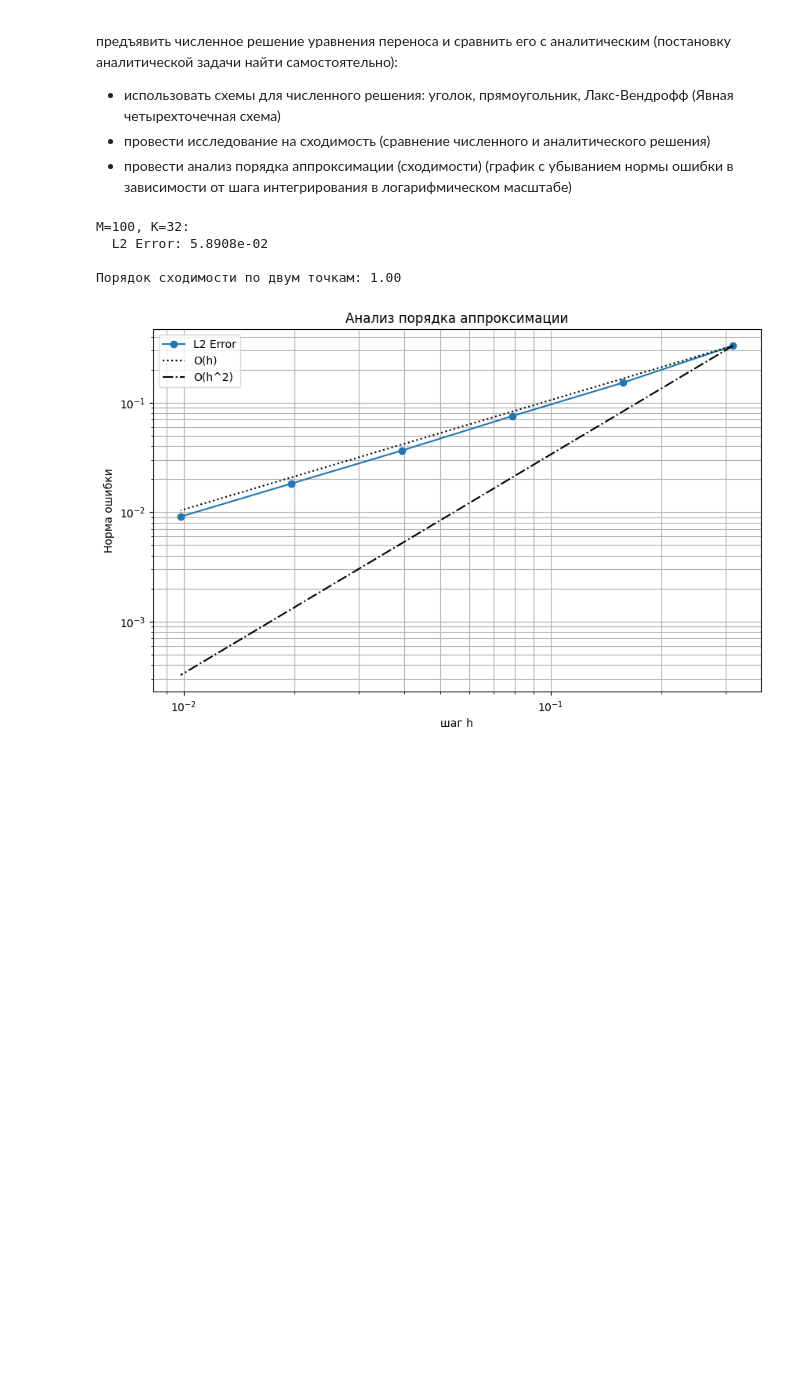
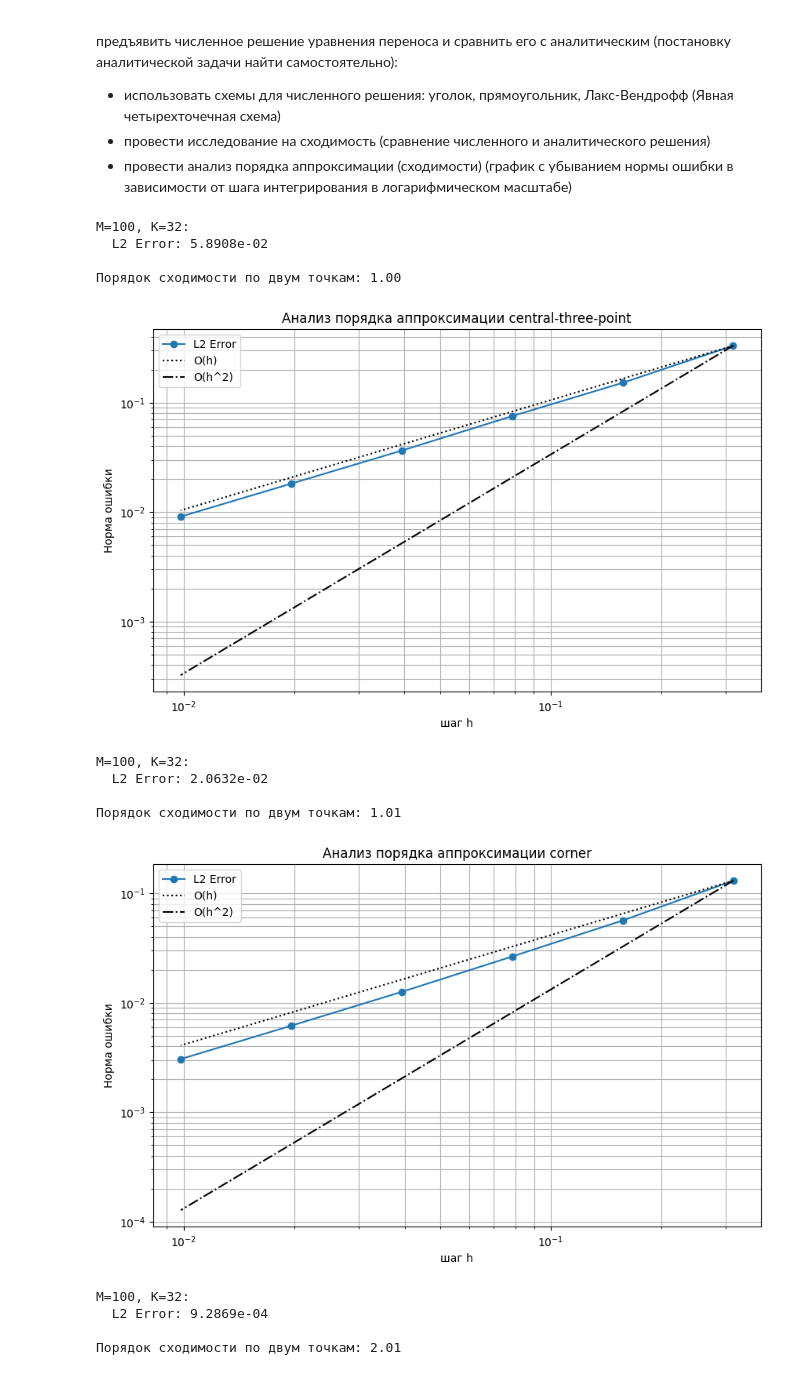
Before and after one commit to XelerT/comp_math, a Jupyter notebook: lab10/transport_eq.ipynb, the cells around one changed output. Drawn from its saved outputs; the diff is of its cells as text; code cells hidden in the pictures; blank space fills up the shorter version.

Commit message:
Added for shemes to transport eq

```diff
--- a/lab10/transport_eq.ipynb
+++ b/lab10/transport_eq.ipynb
@@ -66,7 +125,8 @@ def solve_transport_sequential(X: float, T: float, M: int, K: int, a: float,
 def mms_convergence_study(
     X: float, T: float, M: int, K: int, a: float,
     u_exact_func: Callable[[float, float], float],
-    solver_func: Callable = solve_transport_sequential
+    solver_func: Callable = solve_transport_sequential_schemes,
+    scheme: str = "central-three-point"
 ) -> tuple[float, float]:
     h = X / M
     tau = T / K
@@ -81,7 +141,7 @@ def mms_convergence_study(
     phi_mms_lambda = lambda x_val: u_exact_func(0, x_val)
     psi_mms_lambda = lambda t_val: u_exact_func(t_val, 0)
 
-    u_numerical = solver_func(X, T, M, K, a, phi_mms_lambda, psi_mms_lambda, f_mms_lambda)
+    u_numerical = solver_func(X, T, M, K, a, phi_mms_lambda, psi_mms_lambda, f_mms_lambda, scheme)
 
     u_exact_final_t = np.zeros(M + 1)
     for m_idx in range(M + 1):
@@ -101,7 +161,8 @@ def analyze_approximation_order_spatial(
     X: float, T: float, a: float,
     u_exact_func: Callable[[float, float], float],
     M_values: list[int],
-    solver_func: Callable = solve_transport_sequential,
+    solver_func: Callable = solve_transport_sequential_schemes,
+    scheme: str = "central-three-point" ,
     cfl_target: float = 0.5
 ):
     h_values = []
@@ -117,7 +178,7 @@ def analyze_approximation_order_spatial(
         tau = T / K_val
 
         h_values.append(h)
-        l2_err= mms_convergence_study(X, T, M_val, K_val, a, u_exact_func, solver_func)
+        l2_err= mms_convergence_study(X, T, M_val, K_val, a, u_exact_func, solver_func, scheme)
         l2_errors.append(l2_err)
 
     h_values = np.array(h_values)
@@ -142,36 +203,48 @@ def analyze_approximation_order_spatial(
 
     plt.xlabel('шаг h')
     plt.ylabel('Норма ошибки')
-    plt.title('Анализ порядка аппроксимации')
+    plt.title(f'Анализ порядка аппроксимации {scheme}')
     plt.grid(True, which="both", ls="-")
     plt.legend()
     plt.show()
 # %%
 X_param = 2.0 * np.pi
 T_param = 1.0
 a_param = 1.0
 
 u_exact = lambda t, x: np.sin(x - a_param * t) + np.cos(x + a_param * t)
 
 M_single = 100
 h_single = X_param / M_single
 cfl_val = 0.5
 K_single = math.ceil((T_param * abs(a_param)) / (cfl_val * h_single))
 
-l2_err_single = mms_convergence_study(
-    X_param, T_param, M_single, K_single, a_param, u_exact
-)
-print(f"M={M_single}, K={K_single}:")
-print(f"  L2 Error: {l2_err_single:.4e}")
+schemes_to_test = ["central-three-point", "corner", "lax-wendroff", "rectangle"]
 
-M_values_for_study = [20, 40, 80, 160, 320, 640]
+for scheme in schemes_to_test:
+    l2_err_single = mms_convergence_study(
+        X_param, T_param, M_single, K_single, a_param, u_exact, solve_transport_sequential_schemes, scheme
+    )
+    print(f"M={M_single}, K={K_single}:")
+    print(f"  L2 Error: {l2_err_single:.4e}")
 
-analyze_approximation_order_spatial(
-    X_param, T_param, a_param, u_exact, M_values_for_study, cfl_target=cfl_val
-)
+    M_values_for_study = [20, 40, 80, 160, 320, 640]
+
+    analyze_approximation_order_spatial(
+        X_param, T_param, a_param, u_exact, M_values_for_study, solve_transport_sequential_schemes, scheme, cfl_target=cfl_val
+    )
 # %% [output]
 M=100, K=32:
   L2 Error: 5.8908e-02
 
 Порядок сходимости по двум точкам: 1.00
-[figure, old version]
+[figure, new version]
+M=100, K=32:
+  L2 Error: 2.0632e-02
+
+Порядок сходимости по двум точкам: 1.01
+[figure, added]
+M=100, K=32:
+  L2 Error: 9.2869e-04
+
+Порядок сходимости по двум точкам: 2.01
```
Also changed, not shown: parts of 2 cells of this notebook.
